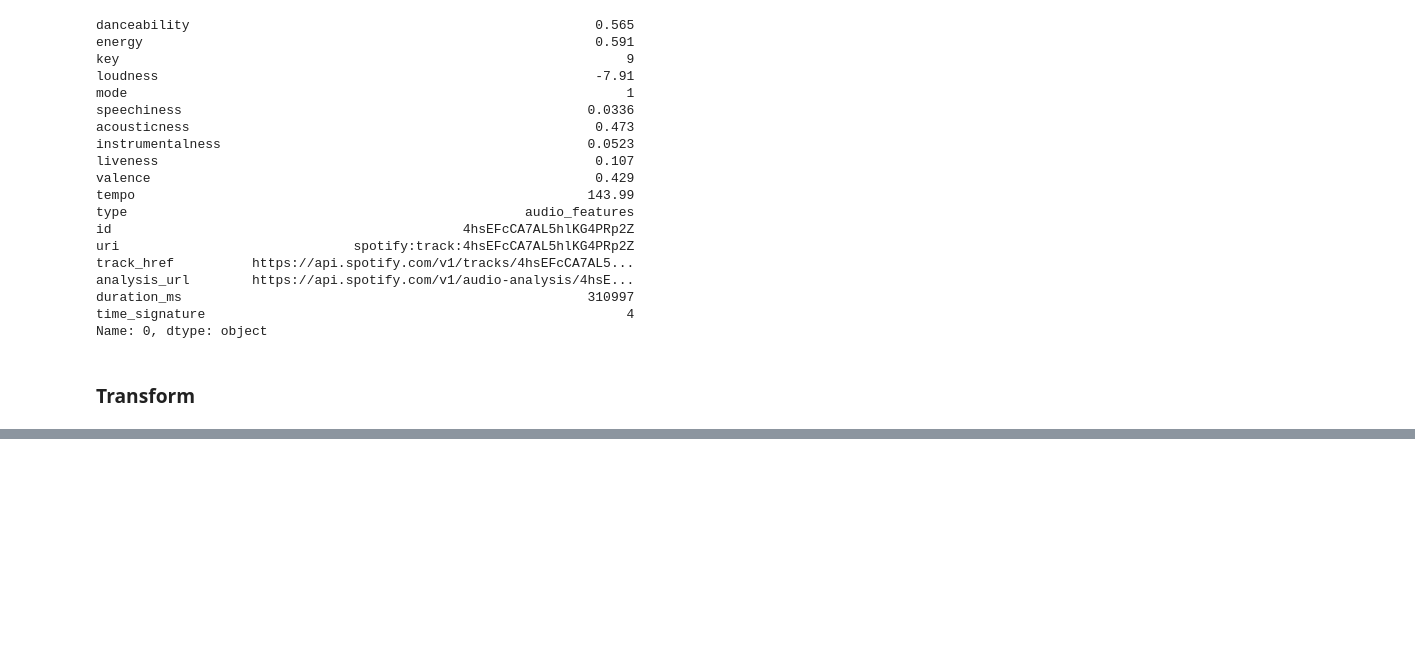
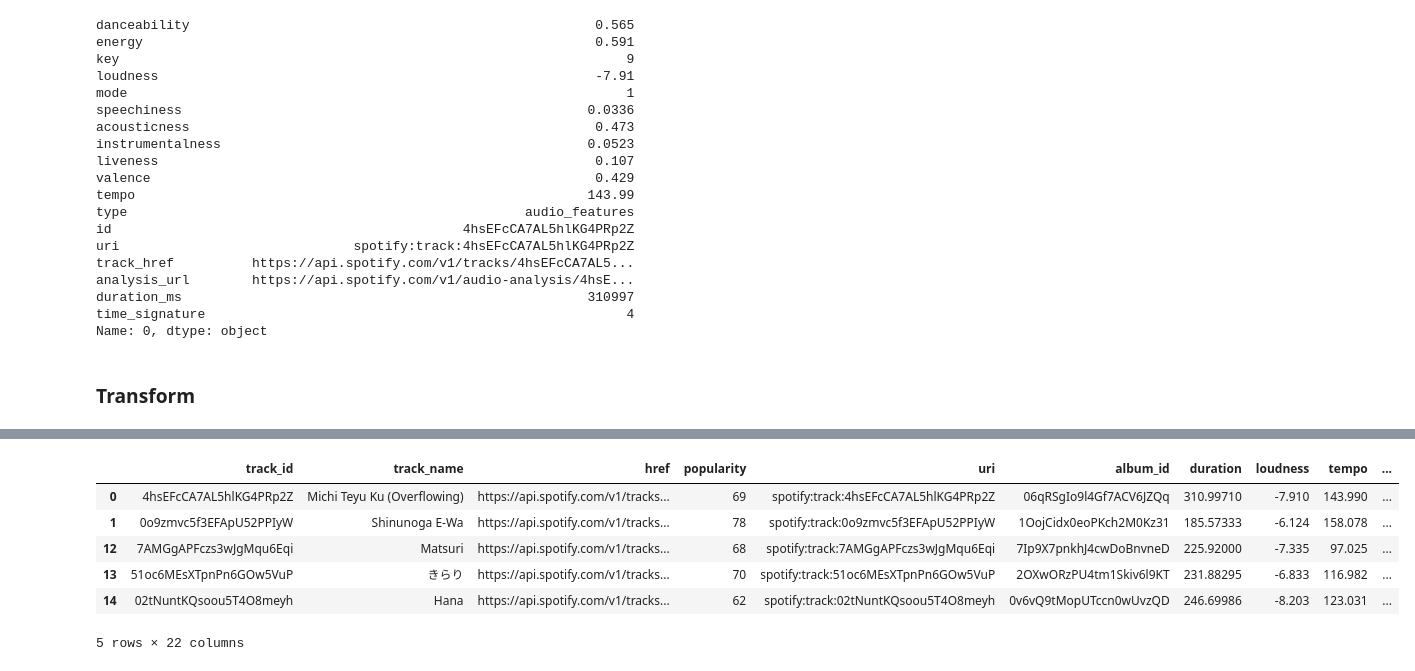
Before and after one commit to nipphittt17/Spotify-ArtistSong-Analysis, a Jupyter notebook: extract_transform_track.ipynb, the cells around one changed output, grey strips where cells are left out. Drawn from its saved outputs; the diff is of its cells as text; code cells hidden in the pictures; blank space fills up the shorter version.

```diff
--- a/extract_transform_track.ipynb
+++ b/extract_transform_track.ipynb
@@ -515,0 +509,5 @@ track_data_visualize = track_data_merge.copy()
+# %%
+# the album "Best of Fujii Kaze 2020-2024" is a compilation that contains top tracks overtime.
+# they are the dyplicated songs and have a popularity score of 0, as the album has just been released
+# this would significantly affect the overall analysis, so we have decided to drop this album
+track_album_data = track_album_data[track_album_data["album_name"] != "Best of Fujii Kaze 2020-2024"]
@@ -515,0 +519,10 @@ track_data_visualize = track_data_merge.copy()
+# %%
+track_album_data.head()
+# %% [output]
+|  | track_id | track_name | href | popularity | uri | album_id | duration | loudness | tempo | ... |
+| 0 | 4hsEFcCA7AL5hlKG4PRp2Z | Michi Teyu Ku (Overflowing) | https://api.spotify.com/v1/tracks... | 69 | spotify:track:4hsEFcCA7AL5hlKG4PRp2Z | 06qRSgIo9l4Gf7ACV6JZQq | 310.99710 | -7.910 | 143.990 | ... |
+| 1 | 0o9zmvc5f3EFApU52PPIyW | Shinunoga E-Wa | https://api.spotify.com/v1/tracks... | 78 | spotify:track:0o9zmvc5f3EFApU52PPIyW | 1OojCidx0eoPKch2M0Kz31 | 185.57333 | -6.124 | 158.078 | ... |
+| 12 | 7AMGgAPFczs3wJgMqu6Eqi | Matsuri | https://api.spotify.com/v1/tracks... | 68 | spotify:track:7AMGgAPFczs3wJgMqu6Eqi | 7Ip9X7pnkhJ4cwDoBnvneD | 225.92000 | -7.335 | 97.025 | ... |
+| 13 | 51oc6MEsXTpnPn6GOw5VuP | きらり | https://api.spotify.com/v1/tracks... | 70 | spotify:track:51oc6MEsXTpnPn6GOw5VuP | 2OXwORzPU4tm1Skiv6l9KT | 231.88295 | -6.833 | 116.982 | ... |
+| 14 | 02tNuntKQsoou5T4O8meyh | Hana | https://api.spotify.com/v1/tracks... | 62 | spotify:track:02tNuntKQsoou5T4O8meyh | 0v6vQ9tMopUTccn0wUvzQD | 246.69986 | -8.203 | 123.031 | ... |
+5 rows × 22 columns
```
Also changed, not shown: parts of 91 cells of this notebook, 4 other files.
